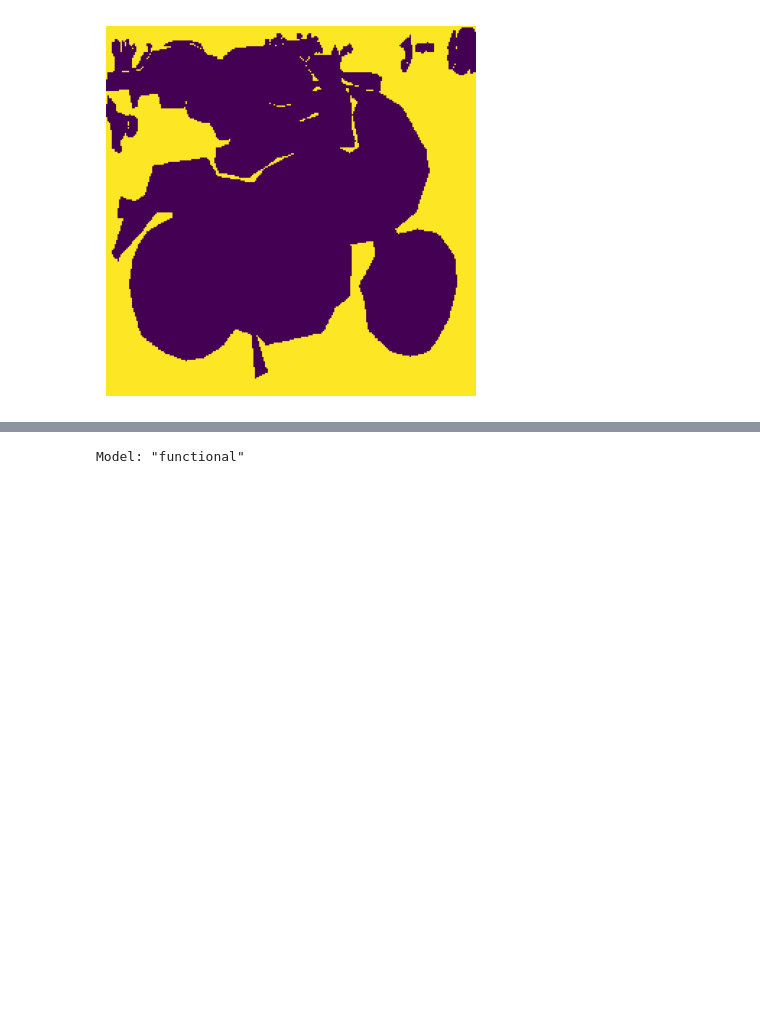
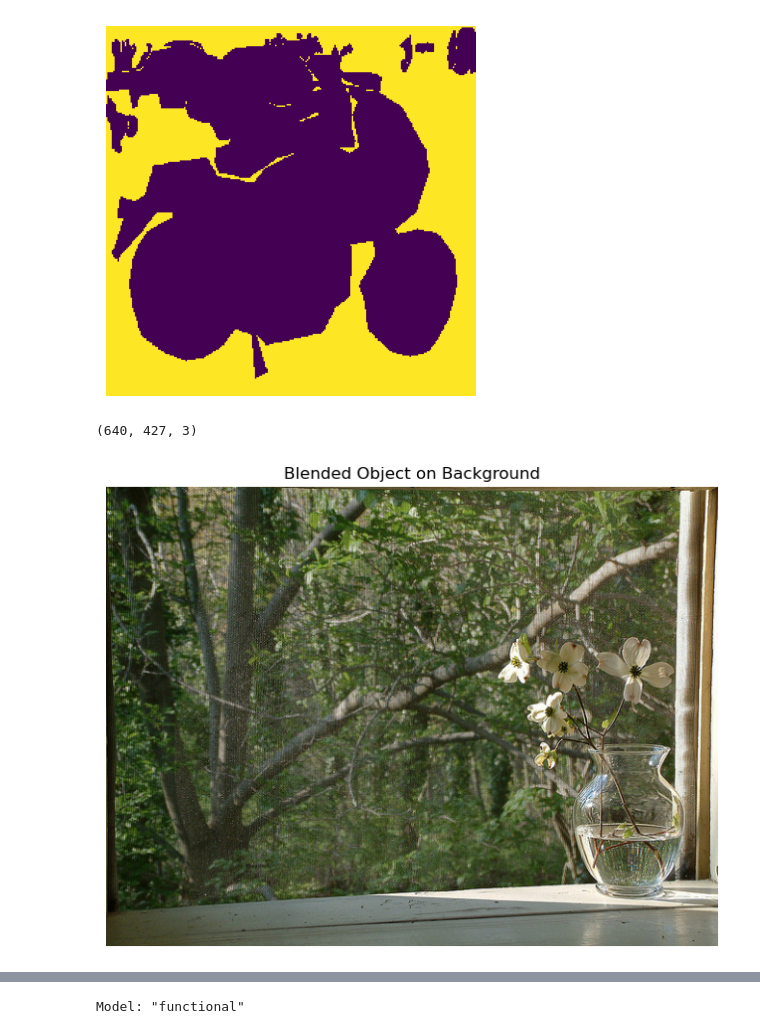
Before and after one commit to rucasca/TFM, a Jupyter notebook: src/data_modeling_UNET.ipynb, the cells around one changed output, grey strips where cells are left out. Saved outputs shown, nothing was run; the diff lists cells and outputs as text; code cells hidden in the pictures; blank space fills up the shorter version.

```diff
--- a/src/data_modeling_UNET.ipynb
+++ b/src/data_modeling_UNET.ipynb
@@ -146,6 +287,55 @@ for batch in dataset_test.take(1):
+# %%
+mask = mask[,,]
 # %%
 plt.imshow(batch[1][0,:,:,-1])#, cmap="gray", vmin=0, vmax=1)
 plt.axis("off")
 plt.show()
 # %% [output]
 [figure]
+# %%
+background.shape
+# %% [output]
+(640, 427, 3)
+# %%
+# Crop the object using the bounding box
+x, y, w, h = map(int, ann['bbox'])
+object_crop = image[y:y+h, x:x+w]
+mask_crop = mask[y:y+h, x:x+w]
+
+# Apply mask to crop
+masked_object = cv2.bitwise_and(object_crop, object_crop, mask=mask_crop)
+# %%
+# Load background image (must be same size or bigger than crop)
+bg_id = random.choice(img_ids)
+bg_info = coco.loadImgs(bg_id)[0]
+bg_path = os.path.join(DIR_TRAIN_IMGS, bg_info['file_name'])
+background = cv2.imread(bg_path)
+background = cv2.cvtColor(background, cv2.COLOR_BGR2RGB)
+
+# Resize background if needed
+bg_h, bg_w = background.shape[:2]
+if bg_h < h or bg_w < w:
+    background = cv2.resize(background, (max(w+50, bg_w), max(h+50, bg_h)))
+
+# Random position for blending (with overlap)
+y_offset = random.randint(0, bg_h - h)
+x_offset = random.randint(0, bg_w - w)
+
+# Prepare alpha mask
+alpha = mask_crop.astype(float) / 255.0
+alpha = cv2.merge([alpha, alpha, alpha])
+
+# Region of interest in background
+roi = background[y_offset:y_offset+h, x_offset:x_offset+w]
+
+# Blend
+blended = (alpha * masked_object + (1 - alpha) * roi).astype(np.uint8)
+background[y_offset:y_offset+h, x_offset:x_offset+w] = blended
+# %%
+plt.figure(figsize=(10, 6))
+plt.imshow(background)
+plt.title("Blended Object on Background")
+plt.axis('off')
+plt.show()
+# %% [output]
+[figure, added]
```
Also changed, not shown: parts of 15 cells of this notebook.
